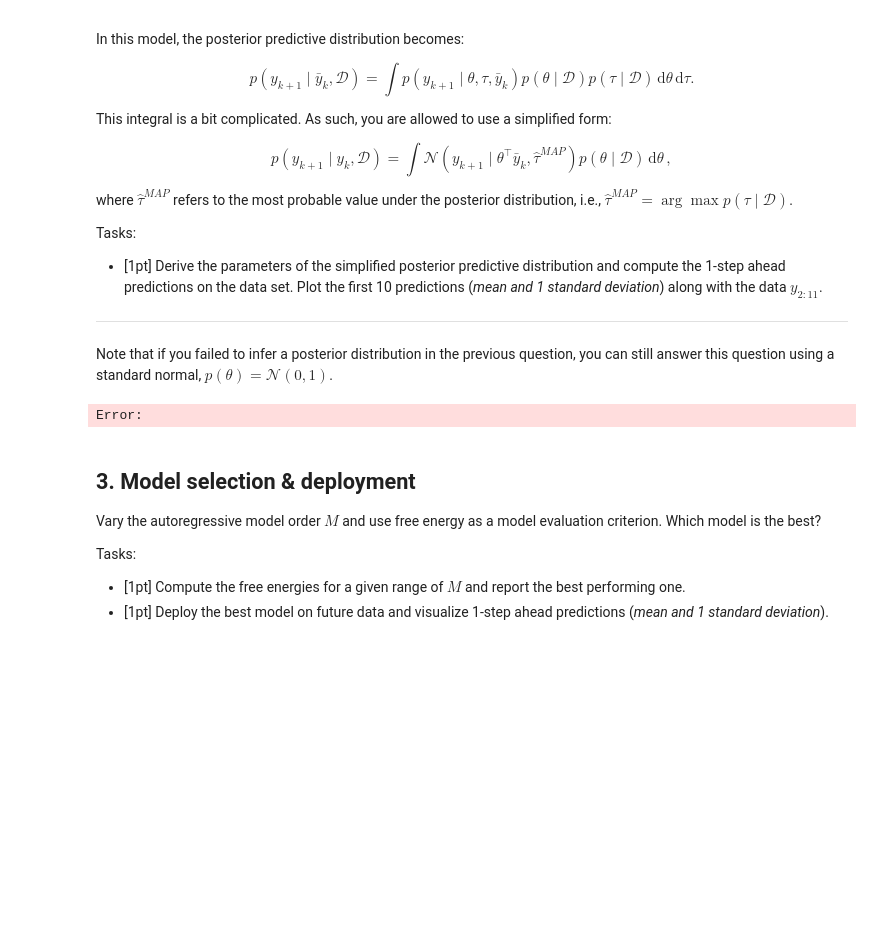
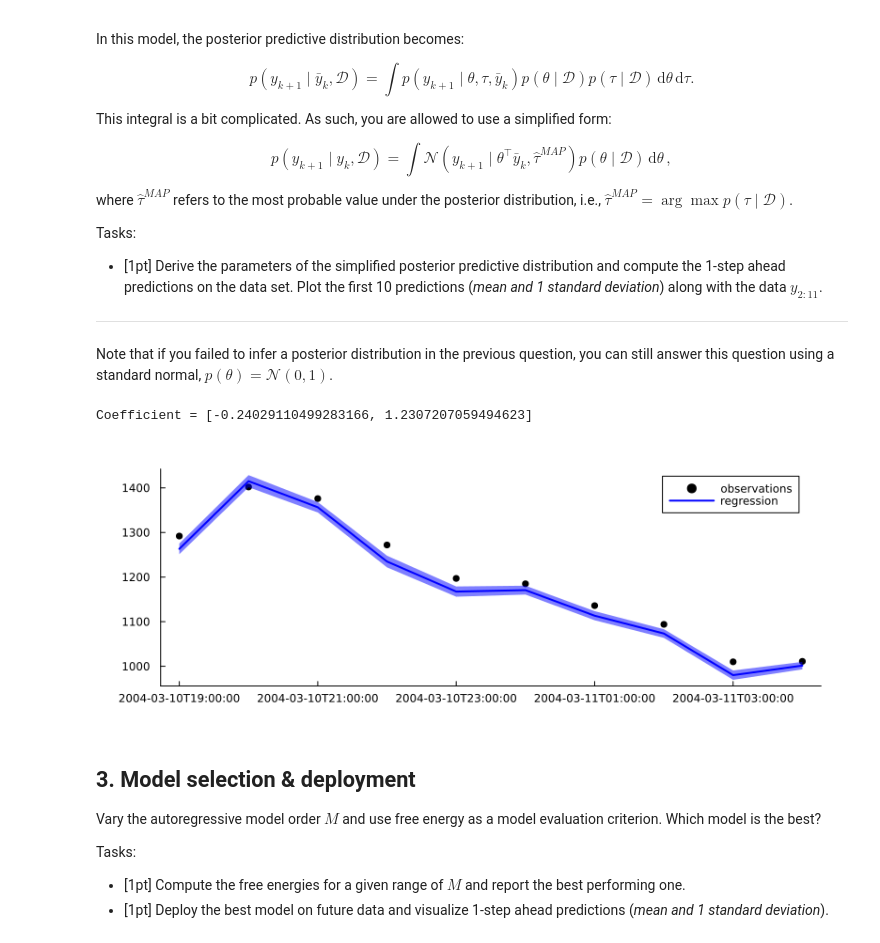
Before and after one commit to benjivdbrand/BMLIP, a Jupyter notebook: lessons/assignments/[5SSD0] Probabilistic Programming 2/pp-assignment-2.ipynb, the cells around one changed output. Saved outputs shown, nothing was run; the diff lists cells and outputs as text; code cells hidden in the pictures; blank space fills up the shorter version.

```diff
--- a/lessons/assignments/[5SSD0] Probabilistic Programming 2/pp-assignment-2.ipynb
+++ b/lessons/assignments/[5SSD0] Probabilistic Programming 2/pp-assignment-2.ipynb
@@ -330,11 +324,37 @@ Tasks:
 ---
 
 Note that if you failed to infer a posterior distribution in the previous question, you can still answer this question using a standard normal, $p(\theta) = \mathcal{N}(0,1)$.
-# %%
-# YOUR CODE HERE
-error("Not Implemented")
-# %% [output]
-Error:
+# %%
+# YOUR CODE HERE
+# Extract estimated weights
+mθ, Sθ = mean_cov(results.posteriors[:θ])
+
+num_samples = 11
+
+# Report results
+println("Coefficient = "*string(mθ))
+
+# Make predictions
+#regression_estimated = past_data[:,2][1:num_samples-1] * θ_MAP;
+sim_mean = zeros(num_samples-M+1)
+sim_stds = zeros(num_samples-M+1)
+
+for t = 1:num_samples-M+1
+    y_prev = history[t]
+
+    # Compute parameters of posterior
+    sim_mean[t] = mθ'*y_prev
+    sim_stds[t] = sqrt(y_prev'*Sθ*y_prev + mode(post_τ))
+end
+
+# Visualize observations
+scatter(past_data[:,1][M:num_samples], past_data[:,2][2:num_samples], color="black", label="observations", legend=:topright)
+
+# Overlay regression function
+plot!(past_data[:,1][M:num_samples], sim_mean, ribbon=sim_stds, color="blue", label="regression", linewidth=2, size=(800,300))
+# %% [output]
+Coefficient = [-0.24029110499283166, 1.2307207059494623]
+[figure, added]
 # %% [markdown]
 ## 3. Model selection & deployment
 
```
Also changed, not shown: parts of 7 cells of this notebook.
